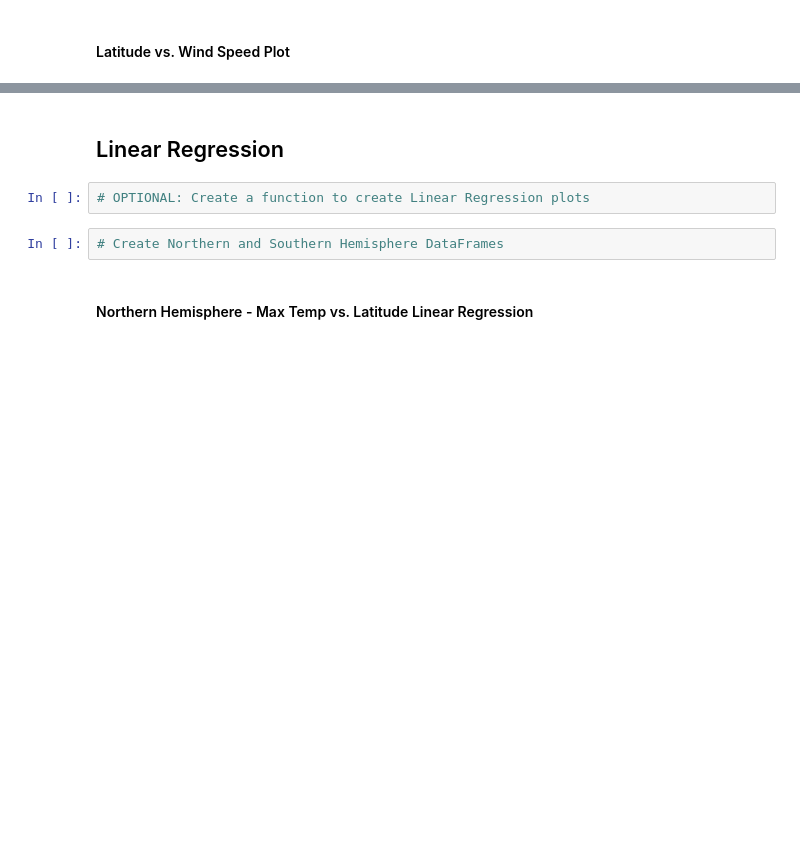
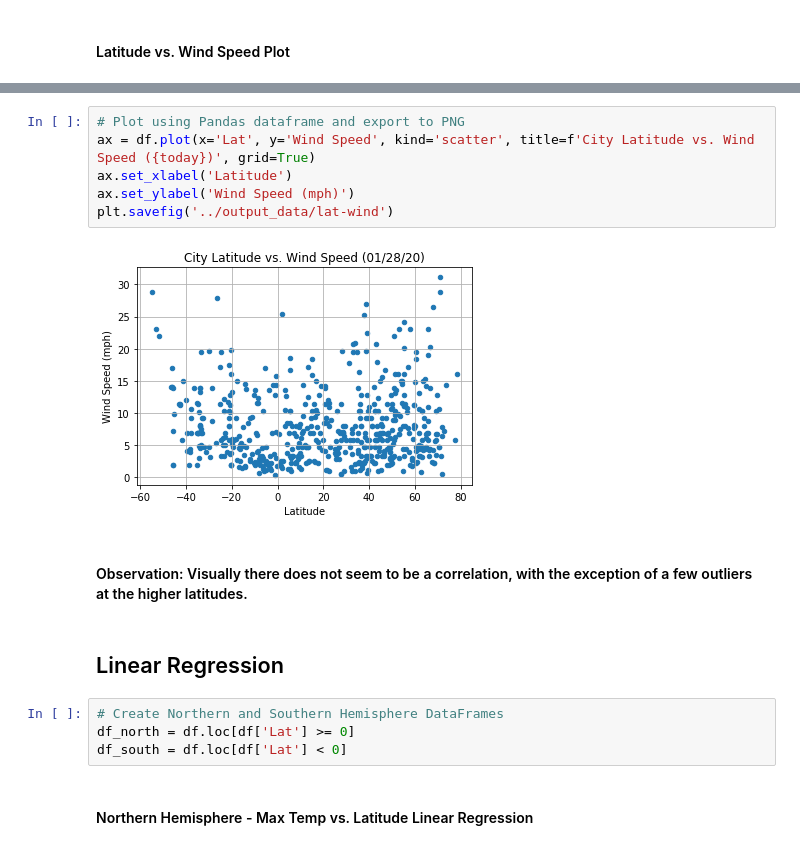
Before and after one commit to arosner92/python-api-challenge, a Jupyter notebook: WeatherPy/WeatherPy.ipynb, the cells around one changed output, grey strips where cells are left out. Cells and saved outputs as stored; diff of their text form; blank space fills up the shorter version.

```diff
--- a/WeatherPy/WeatherPy.ipynb
+++ b/WeatherPy/WeatherPy.ipynb
@@ -136,8 +203,18 @@ dtype: int64
+# %%
+# Plot using Pandas dataframe and export to PNG
+ax = df.plot(x='Lat', y='Wind Speed', kind='scatter', title=f'City Latitude vs. Wind Speed ({today})', grid=True)
+ax.set_xlabel('Latitude')
+ax.set_ylabel('Wind Speed (mph)')
+plt.savefig('../output_data/lat-wind')
+# %% [output]
+[figure, added]
+# %% [markdown]
+#### Observation: Visually there does not seem to be a correlation, with the exception of a few outliers at the higher latitudes.
 # %% [markdown]
 ## Linear Regression
-# %%
-# OPTIONAL: Create a function to create Linear Regression plots
 # %%
 # Create Northern and Southern Hemisphere DataFrames
+df_north = df.loc[df['Lat'] >= 0]
+df_south = df.loc[df['Lat'] < 0]
 # %% [markdown]
 ####  Northern Hemisphere - Max Temp vs. Latitude Linear Regression
```
Also changed, not shown: parts of 43 cells of this notebook, 20 other files.
